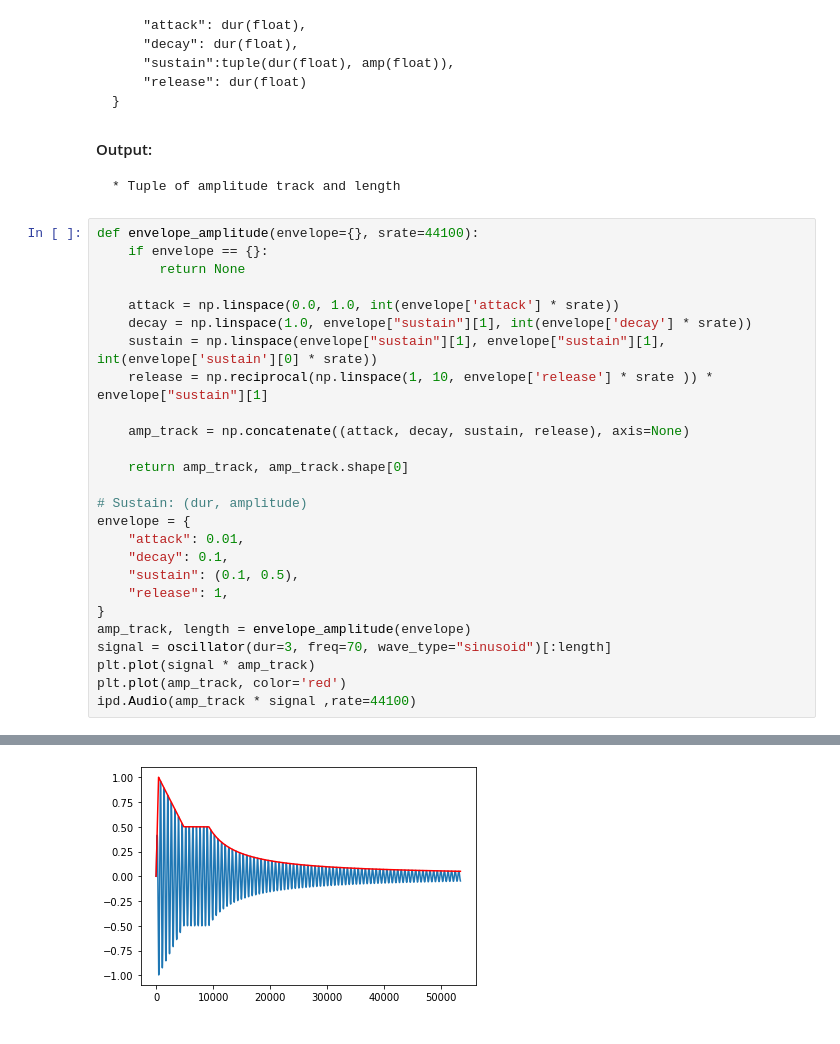
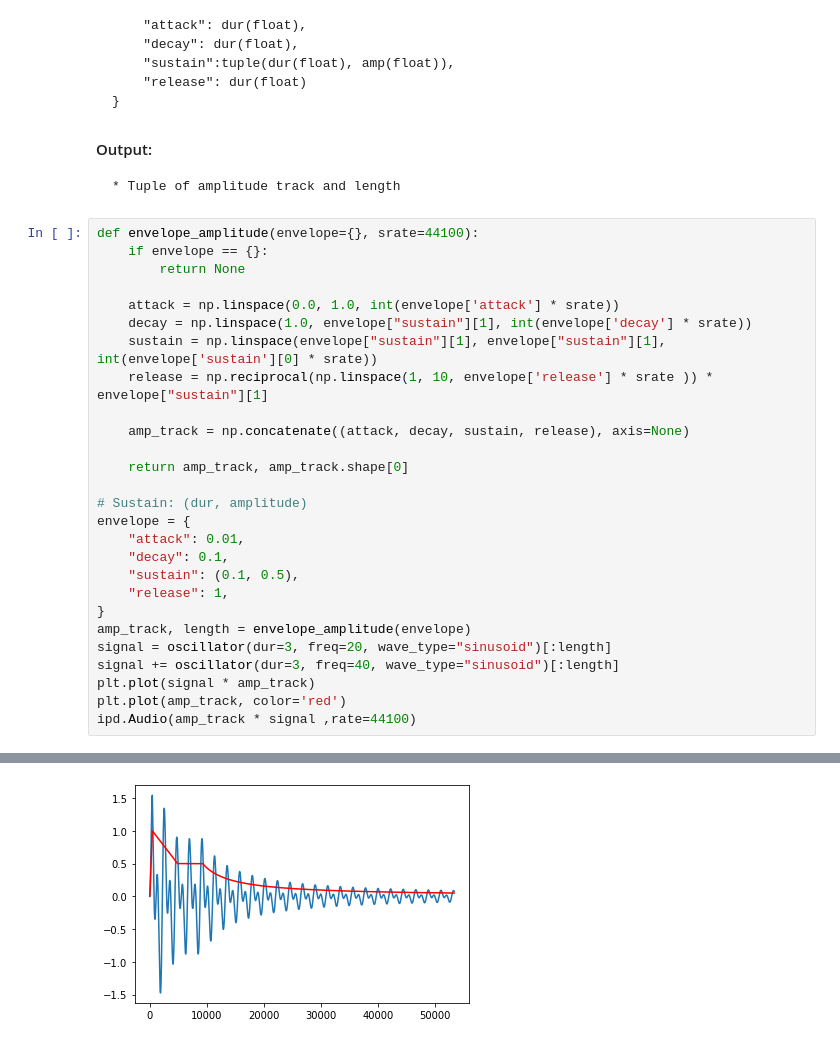
Before and after one commit to avesk/echo-synth, a Jupyter notebook: notebooks/Envelope Construction.ipynb, the cells around one changed output, grey strips where cells are left out. Saved outputs shown, nothing was run; the diff lists cells and outputs as text.

```diff
--- a/notebooks/Envelope Construction.ipynb
+++ b/notebooks/Envelope Construction.ipynb
@@ -50,29 +50,30 @@ envelope = {
 # %%
 def envelope_amplitude(envelope={}, srate=44100):
     if envelope == {}:
         return None
 
     attack = np.linspace(0.0, 1.0, int(envelope['attack'] * srate))
     decay = np.linspace(1.0, envelope["sustain"][1], int(envelope['decay'] * srate))
     sustain = np.linspace(envelope["sustain"][1], envelope["sustain"][1], int(envelope['sustain'][0] * srate))
     release = np.reciprocal(np.linspace(1, 10, envelope['release'] * srate )) * envelope["sustain"][1]
 
     amp_track = np.concatenate((attack, decay, sustain, release), axis=None)
 
     return amp_track, amp_track.shape[0]
 
 # Sustain: (dur, amplitude)
 envelope = {
     "attack": 0.01,
     "decay": 0.1,
     "sustain": (0.1, 0.5),
     "release": 1,
 }
 amp_track, length = envelope_amplitude(envelope)
-signal = oscillator(dur=3, freq=70, wave_type="sinusoid")[:length]
+signal = oscillator(dur=3, freq=20, wave_type="sinusoid")[:length]
+signal += oscillator(dur=3, freq=40, wave_type="sinusoid")[:length]
 plt.plot(signal * amp_track)
 plt.plot(amp_track, color='red')
 ipd.Audio(amp_track * signal ,rate=44100)
 # %% [output]
 [interactive output not drawn]
-[figure, old version]
+[figure, new version]
```
Also changed, not shown: 1 other file.
